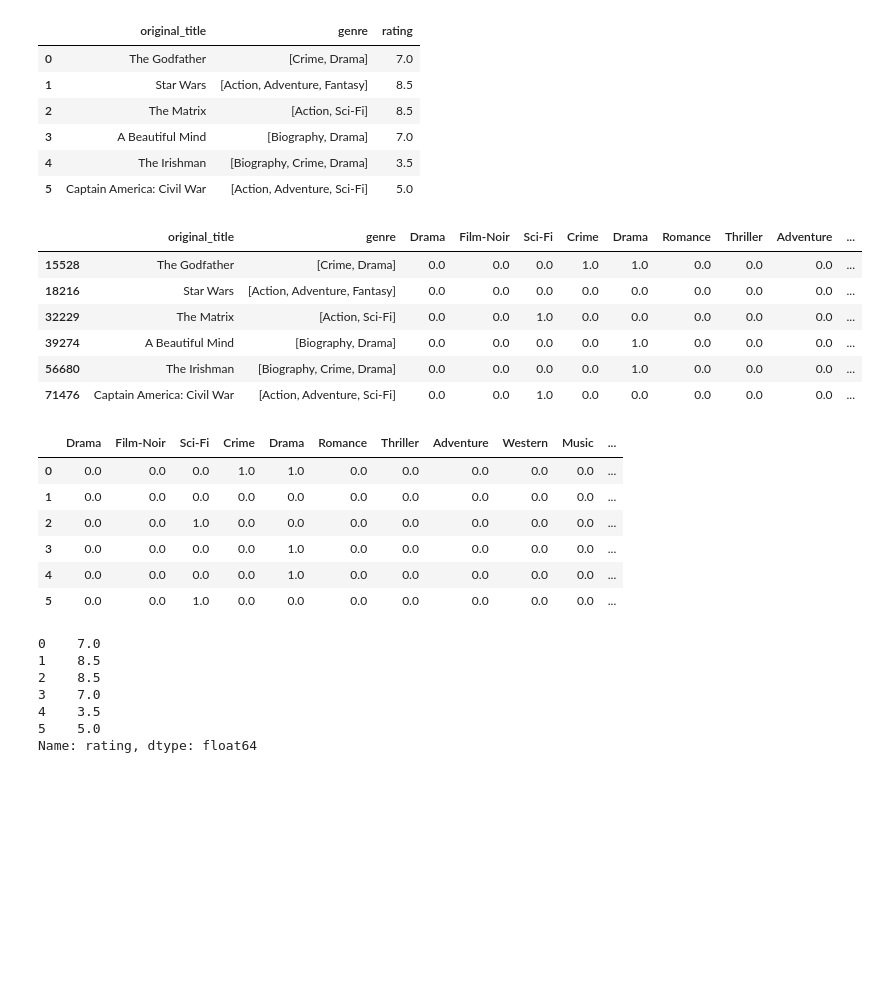
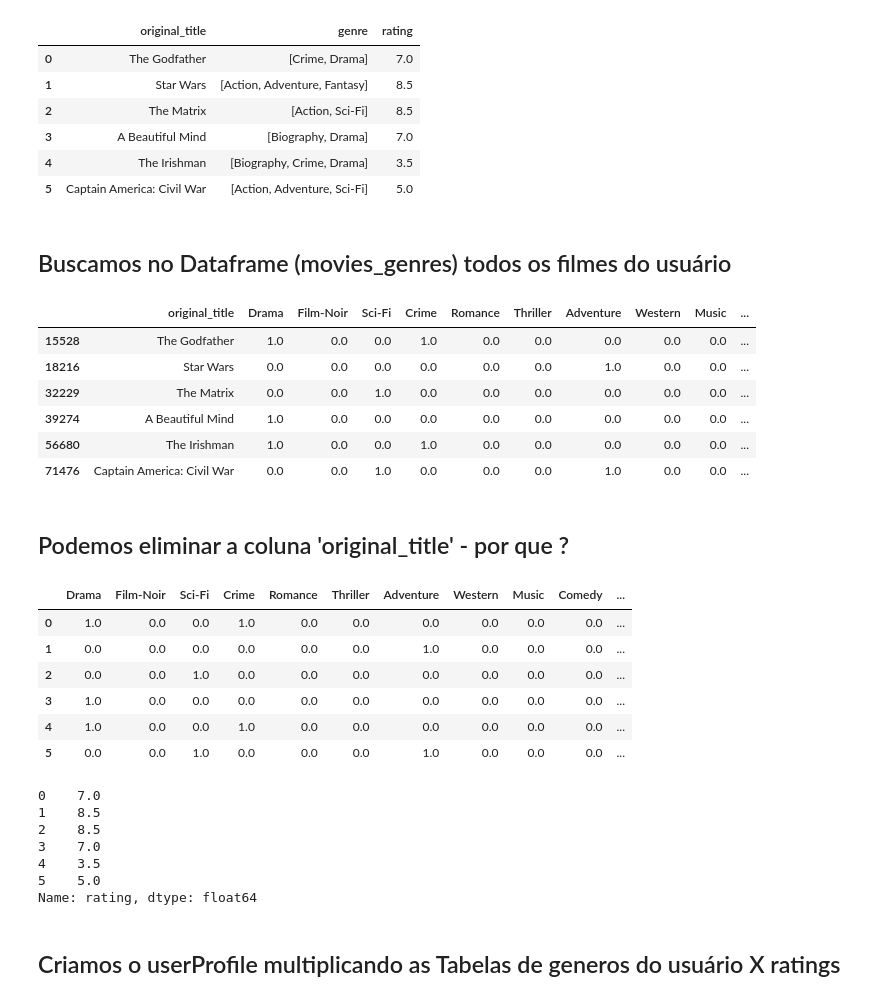
Before and after one commit to leodrivera/Leo_Notebooks, a Jupyter notebook: Semana8/Semana8_1.ipynb, the cells around one changed output. Drawn from its saved outputs; the diff is of its cells as text; code cells hidden in the pictures; blank space fills up the shorter version.

```diff
--- a/Semana8/Semana8_1.ipynb
+++ b/Semana8/Semana8_1.ipynb
@@ -78,0 +138,3 @@ moviesWithGenres_df.head()
+# %%
+moviesWithGenres_df = moviesWithGenres_df.drop(columns='genre')
+moviesWithGenres_df.head()
@@ -110,30 +183,34 @@ inputMovies
 | 3 | A Beautiful Mind | [Biography, Drama] | 7.0 |
 | 4 | The Irishman | [Biography, Crime, Drama] | 3.5 |
 | 5 | Captain America: Civil War | [Action, Adventure, Sci-Fi] | 5.0 |
+# %% [markdown]
+## Buscamos no Dataframe (movies_genres) todos os filmes do usuário
 # %%
 userMovies = moviesWithGenres_df[moviesWithGenres_df['original_title'].isin(inputMovies['original_title'].tolist())]
 userMovies
 # %% [output]
-|  | original_title | genre | Drama | Film-Noir | Sci-Fi | Crime | Drama | Romance | Thriller | Adventure | ... |
-| 15528 | The Godfather | [Crime, Drama] | 0.0 | 0.0 | 0.0 | 1.0 | 1.0 | 0.0 | 0.0 | 0.0 | ... |
-| 18216 | Star Wars | [Action, Adventure, Fantasy] | 0.0 | 0.0 | 0.0 | 0.0 | 0.0 | 0.0 | 0.0 | 0.0 | ... |
-| 32229 | The Matrix | [Action, Sci-Fi] | 0.0 | 0.0 | 1.0 | 0.0 | 0.0 | 0.0 | 0.0 | 0.0 | ... |
-| 39274 | A Beautiful Mind | [Biography, Drama] | 0.0 | 0.0 | 0.0 | 0.0 | 1.0 | 0.0 | 0.0 | 0.0 | ... |
-| 56680 | The Irishman | [Biography, Crime, Drama] | 0.0 | 0.0 | 0.0 | 0.0 | 1.0 | 0.0 | 0.0 | 0.0 | ... |
-| 71476 | Captain America: Civil War | [Action, Adventure, Sci-Fi] | 0.0 | 0.0 | 1.0 | 0.0 | 0.0 | 0.0 | 0.0 | 0.0 | ... |
+|  | original_title | Drama | Film-Noir | Sci-Fi | Crime | Romance | Thriller | Adventure | Western | Music | ... |
+| 15528 | The Godfather | 1.0 | 0.0 | 0.0 | 1.0 | 0.0 | 0.0 | 0.0 | 0.0 | 0.0 | ... |
+| 18216 | Star Wars | 0.0 | 0.0 | 0.0 | 0.0 | 0.0 | 0.0 | 1.0 | 0.0 | 0.0 | ... |
+| 32229 | The Matrix | 0.0 | 0.0 | 1.0 | 0.0 | 0.0 | 0.0 | 0.0 | 0.0 | 0.0 | ... |
+| 39274 | A Beautiful Mind | 1.0 | 0.0 | 0.0 | 0.0 | 0.0 | 0.0 | 0.0 | 0.0 | 0.0 | ... |
+| 56680 | The Irishman | 1.0 | 0.0 | 0.0 | 1.0 | 0.0 | 0.0 | 0.0 | 0.0 | 0.0 | ... |
+| 71476 | Captain America: Civil War | 0.0 | 0.0 | 1.0 | 0.0 | 0.0 | 0.0 | 1.0 | 0.0 | 0.0 | ... |
+# %% [markdown]
+## Podemos eliminar a coluna 'original_title' - por que  ?
 # %%
 userMovies = userMovies.reset_index(drop=True)
 #Dropping unnecessary issues due to save memory and to avoid issues
-userGenreTable = userMovies.drop('original_title', 1).drop('genre', 1)
+userGenreTable = userMovies.drop('original_title', 1)
 userGenreTable
 # %% [output]
-|  | Drama | Film-Noir | Sci-Fi | Crime | Drama | Romance | Thriller | Adventure | Western | Music | ... |
-| 0 | 0.0 | 0.0 | 0.0 | 1.0 | 1.0 | 0.0 | 0.0 | 0.0 | 0.0 | 0.0 | ... |
-| 1 | 0.0 | 0.0 | 0.0 | 0.0 | 0.0 | 0.0 | 0.0 | 0.0 | 0.0 | 0.0 | ... |
+|  | Drama | Film-Noir | Sci-Fi | Crime | Romance | Thriller | Adventure | Western | Music | Comedy | ... |
+| 0 | 1.0 | 0.0 | 0.0 | 1.0 | 0.0 | 0.0 | 0.0 | 0.0 | 0.0 | 0.0 | ... |
+| 1 | 0.0 | 0.0 | 0.0 | 0.0 | 0.0 | 0.0 | 1.0 | 0.0 | 0.0 | 0.0 | ... |
 | 2 | 0.0 | 0.0 | 1.0 | 0.0 | 0.0 | 0.0 | 0.0 | 0.0 | 0.0 | 0.0 | ... |
-| 3 | 0.0 | 0.0 | 0.0 | 0.0 | 1.0 | 0.0 | 0.0 | 0.0 | 0.0 | 0.0 | ... |
-| 4 | 0.0 | 0.0 | 0.0 | 0.0 | 1.0 | 0.0 | 0.0 | 0.0 | 0.0 | 0.0 | ... |
-| 5 | 0.0 | 0.0 | 1.0 | 0.0 | 0.0 | 0.0 | 0.0 | 0.0 | 0.0 | 0.0 | ... |
+| 3 | 1.0 | 0.0 | 0.0 | 0.0 | 0.0 | 0.0 | 0.0 | 0.0 | 0.0 | 0.0 | ... |
+| 4 | 1.0 | 0.0 | 0.0 | 1.0 | 0.0 | 0.0 | 0.0 | 0.0 | 0.0 | 0.0 | ... |
+| 5 | 0.0 | 0.0 | 1.0 | 0.0 | 0.0 | 0.0 | 1.0 | 0.0 | 0.0 | 0.0 | ... |
 # %%
 inputMovies['rating']
 # %% [output]
@@ -144,6 +221,8 @@ inputMovies['rating']
 4    3.5
 5    5.0
 Name: rating, dtype: float64
+# %% [markdown]
+## Criamos o userProfile multiplicando as Tabelas de generos do usuário X ratings
 # %%
 #Dot produt to get weights
 userProfile = userGenreTable.transpose().dot(inputMovies['rating'])
```
Also changed, not shown: parts of 22 cells of this notebook.
